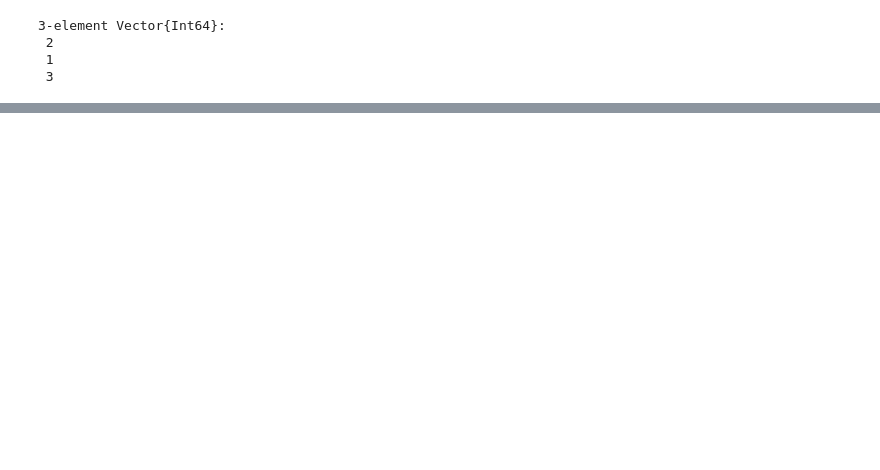
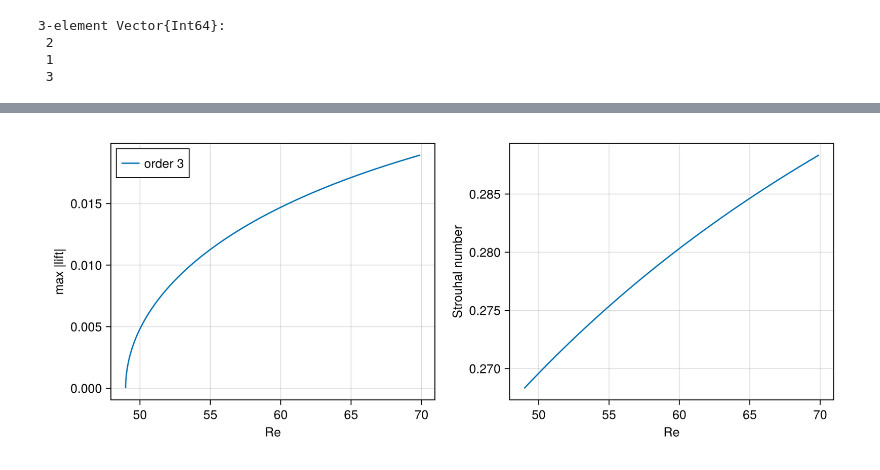
Before and after one commit to MORFEproject/MORFEFerrite.jl, a Jupyter notebook: examples/12_karman_hopf/karman_hopf.ipynb, the cells around one changed output, grey strips where cells are left out. Saved outputs shown, nothing was run; the diff lists cells and outputs as text; code cells hidden in the pictures; blank space fills up the shorter version.

```diff
--- a/examples/12_karman_hopf/karman_hopf.ipynb
+++ b/examples/12_karman_hopf/karman_hopf.ipynb
@@ -135,0 +144,10 @@ MORFE.save_rom(joinpath(@__DIR__, "results"), W, R;
+# %%
+Re₀ = 49.03
+to_Re(η) = 1 / (η + 1 / Re₀)
+to_η(Re) = 1 / Re - 1 / Re₀
+
+sweep = (parameter = 1, sheet = :primary, amplitudes = range(0, 4; length = 500),
+    parameter_range = (to_η(70.0), to_η(48.0)))
+
+branch = normal_form_branch(R; sweep...)
+Re_c = to_Re(branch.parameter[1]) # the ρ = 0 end of the branch is the Hopf point
@@ -135,0 +169,13 @@ MORFE.save_rom(joinpath(@__DIR__, "results"), W, R;
+# %%
+l_free, L0 = NSE.lift_functional(case)
+L_coeffs, mset_L = NSE.lift_polynomial(W, l_free)
+L = DensePolynomial(L_coeffs, mset_L)
+
+θ = range(0, 2π; length = 257)[1:256]
+
+function max_lift(P, ρ, η)
+    base = evaluate(P, [0.0im, 0.0im, complex(η)])
+    maximum(abs(real(evaluate(P, [ρ * cis(t), ρ * cis(-t), complex(η)]) - base)) for t in θ)
+end
+
+max_lift(L, branch.amplitude[end], branch.parameter[end]) # peak lift at the far end
@@ -135,0 +199,24 @@ MORFE.save_rom(joinpath(@__DIR__, "results"), W, R;
+# %%
+using CairoMakie
+
+D = case.fom.reference_length      # 0.1 m, the reference length in ν = D/Re
+strouhal(Ω) = Ω * D / (2π * NSE.U_MEAN)
+
+curves = map(3:2:order) do N
+    b = normal_form_branch(restrict_ReducedDynamics_to_degree(R, N); sweep...)
+    P = MORFE.Polynomials.restrict_polynomial_to_degree(L, N)
+    (; N, b.amplitude, b.frequency, eta = b.parameter, Re = to_Re.(b.parameter),
+        St = strouhal.(b.frequency), lift = max_lift.(Ref(P), b.amplitude, b.parameter))
+end
+
+fig = Figure(size = (900, 360))
+ax_lift = Axis(fig[1, 1]; xlabel = "Re", ylabel = "max |lift|")
+ax_st = Axis(fig[1, 2]; xlabel = "Re", ylabel = "Strouhal number")
+for c in curves
+    lines!(ax_lift, c.Re, c.lift; label = "order $(c.N)")
+    lines!(ax_st, c.Re, c.St; label = "order $(c.N)")
+end
+axislegend(ax_lift; position = :lt)
+fig
+# %% [output]
+[figure, added]
```
Also changed, not shown: parts of 17 cells of this notebook, 4 other files.
